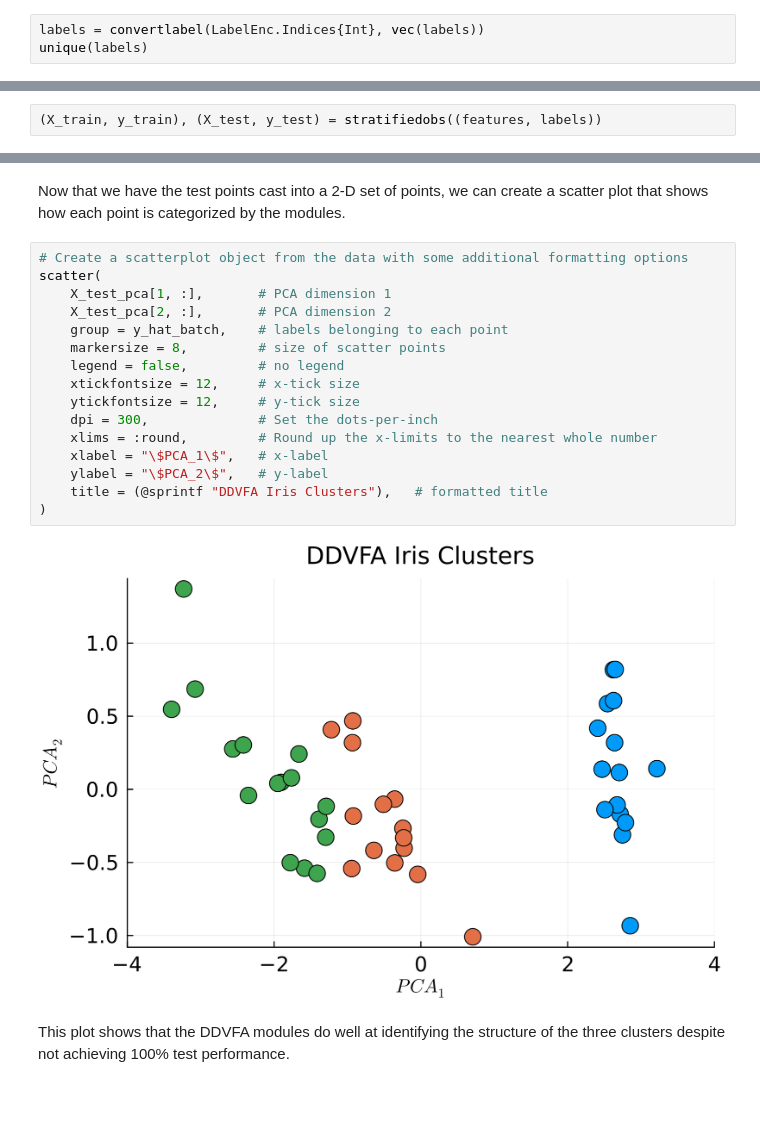
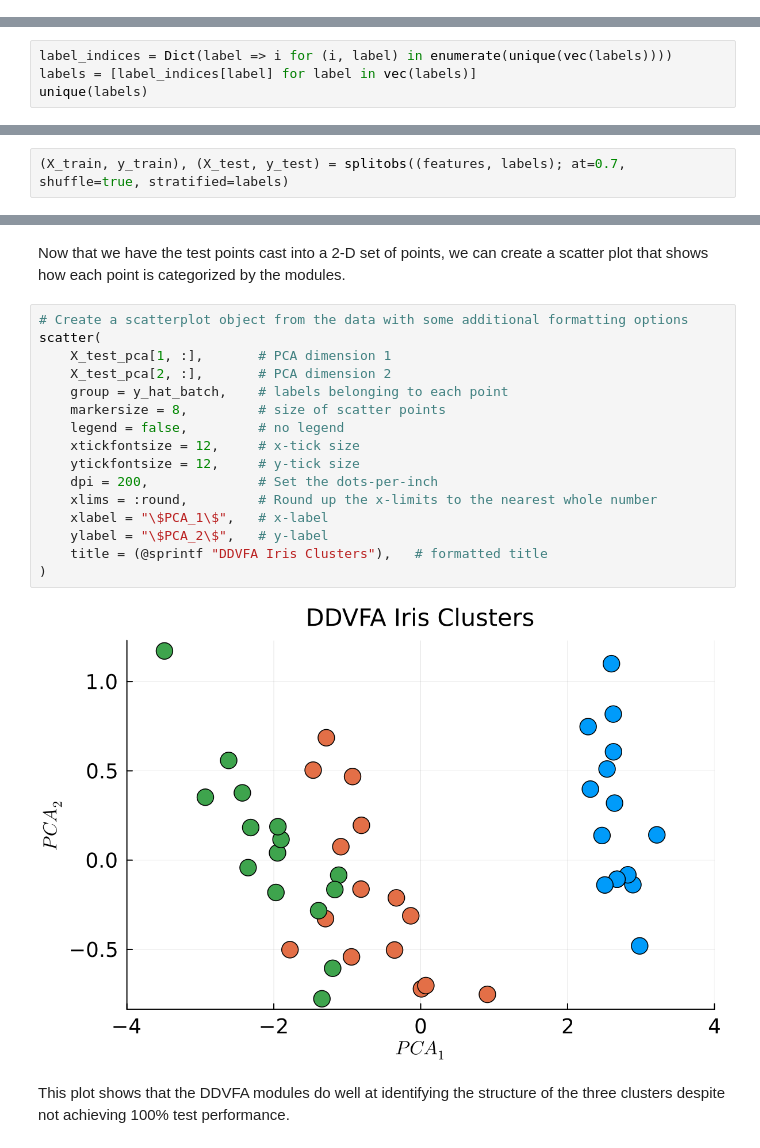
Before and after one commit to AP6YC/AdaptiveResonance.jl, a Jupyter notebook: dev/examples/adaptive_resonance/incremental-batch.ipynb, the cells around one changed output, grey strips where cells are left out. Cells and saved outputs as stored; diff of their text form; blank space fills up the shorter version.

```diff
--- a/dev/examples/adaptive_resonance/incremental-batch.ipynb
+++ b/dev/examples/adaptive_resonance/incremental-batch.ipynb
@@ -33,3 +32,0 @@ Because the MLDatasets package gives us Iris labels as strings, we will use the
-# %%
-labels = convertlabel(LabelEnc.Indices{Int}, vec(labels))
-unique(labels)
@@ -40,0 +33,4 @@ unique(labels)
+# %%
+label_indices = Dict(label => i for (i, label) in enumerate(unique(vec(labels))))
+labels = [label_indices[label] for label in vec(labels)]
+unique(labels)
@@ -43,3 +44,3 @@ Next, we will create a train/test split with the `MLDataUtils.stratifiedobs` uti
 # %%
-(X_train, y_train), (X_test, y_test) = stratifiedobs((features, labels))
+(X_train, y_train), (X_test, y_test) = splitobs((features, labels); at=0.7, shuffle=true, stratified=labels)
 # %% [output]
@@ -179,21 +180,21 @@ Now that we have the test points cast into a 2-D set of points, we can create a
 # %%
 # Create a scatterplot object from the data with some additional formatting options
 scatter(
     X_test_pca[1, :],       # PCA dimension 1
     X_test_pca[2, :],       # PCA dimension 2
     group = y_hat_batch,    # labels belonging to each point
     markersize = 8,         # size of scatter points
     legend = false,         # no legend
     xtickfontsize = 12,     # x-tick size
     ytickfontsize = 12,     # y-tick size
-    dpi = 300,              # Set the dots-per-inch
+    dpi = 200,              # Set the dots-per-inch
     xlims = :round,         # Round up the x-limits to the nearest whole number
     xlabel = "\$PCA_1\$",   # x-label
     ylabel = "\$PCA_2\$",   # y-label
     title = (@sprintf "DDVFA Iris Clusters"),   # formatted title
 )
 # %% [output]
-[figure, old version]
+[figure, new version]
 # %% [markdown]
 This plot shows that the DDVFA modules do well at identifying the structure of the three clusters despite not achieving 100% test performance.
 # %%
```
Also changed, not shown: parts of 8 cells of this notebook, 47 other files.
